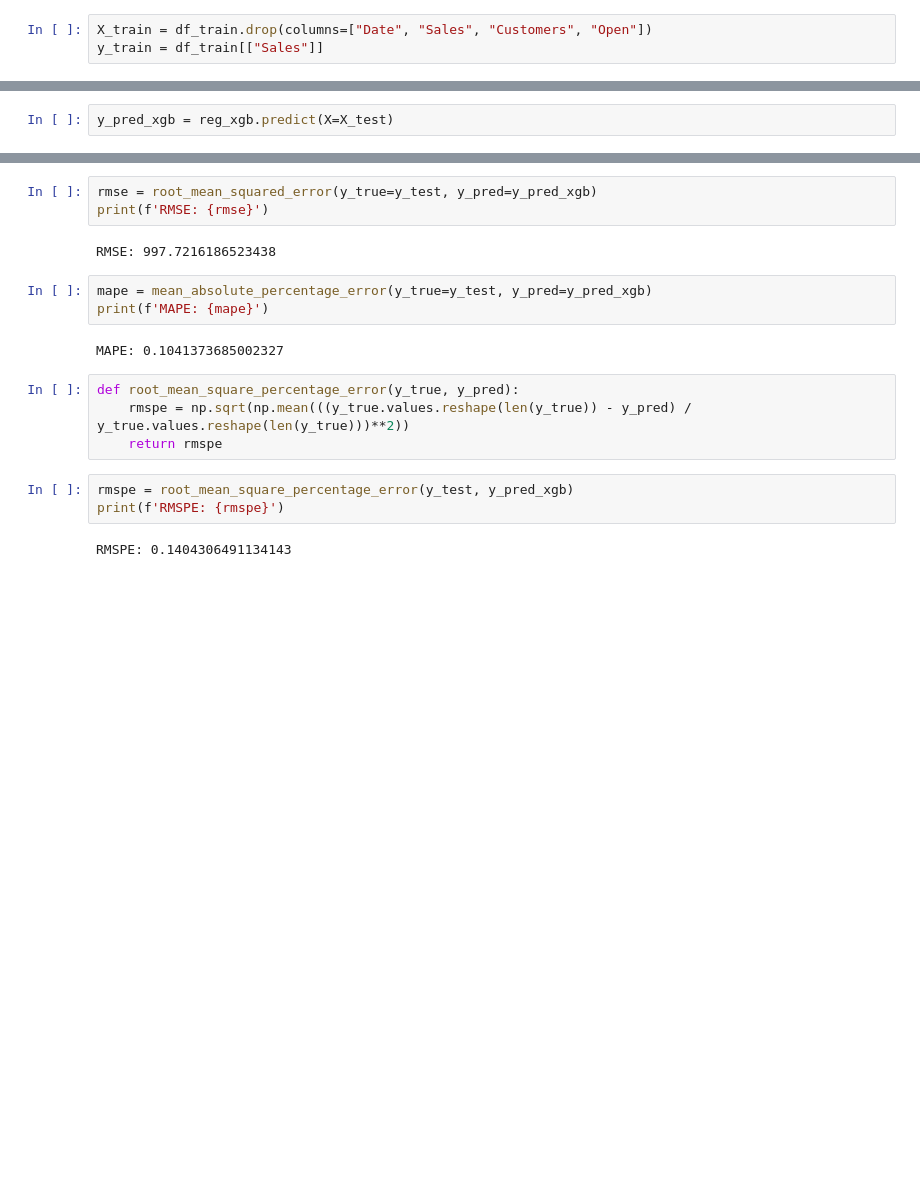
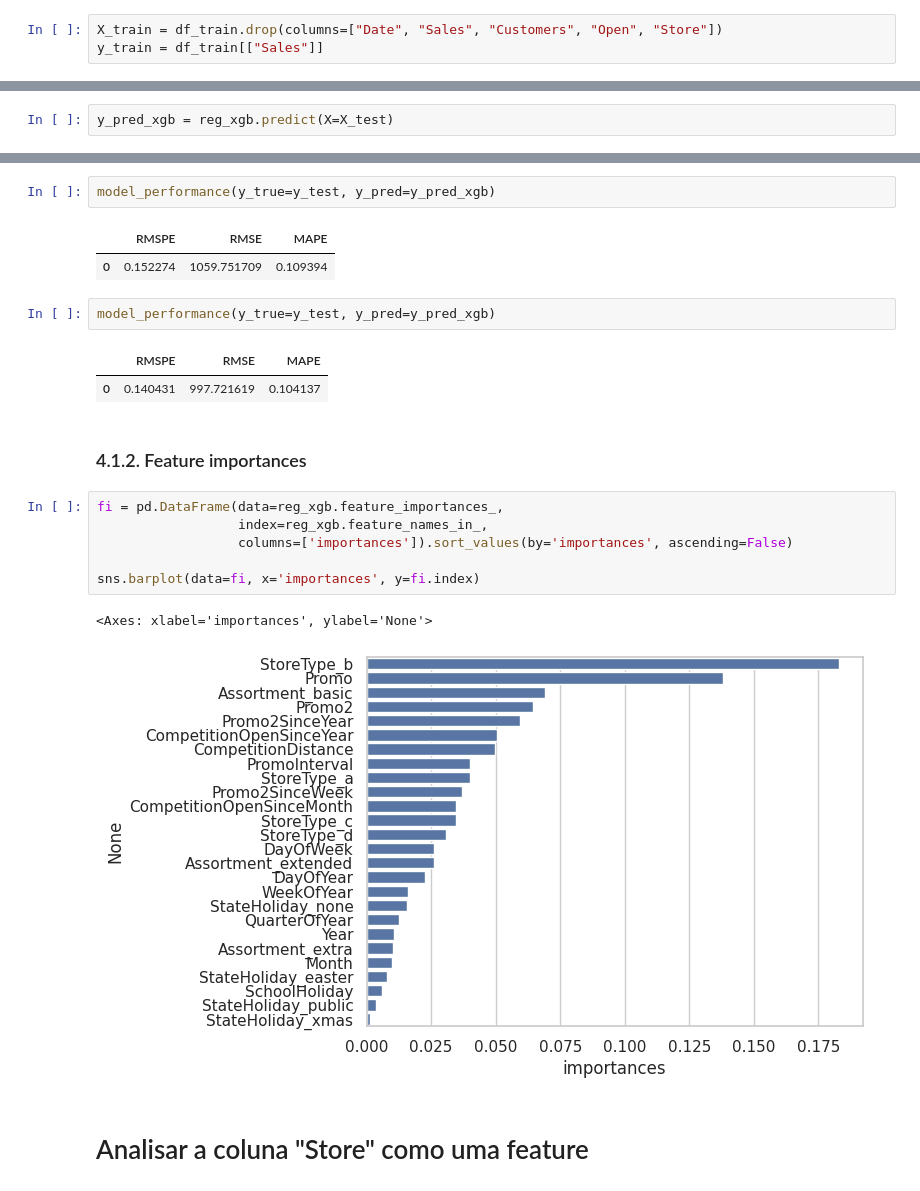
Before and after one commit to ezequielpf/rossmann_sales_prediction, a Jupyter notebook: notebooks/store_sales_predict_v1.ipynb, the cells around one changed output, grey strips where cells are left out. Drawn from its saved outputs; the diff is of its cells as text; blank space fills up the shorter version.

Commit message:
feature importances analisys started

```diff
--- a/notebooks/store_sales_predict_v1.ipynb
+++ b/notebooks/store_sales_predict_v1.ipynb
@@ -848,6 +848,6 @@ df_test = pd.concat(objs=[df_test, assort], axis="columns").drop(columns="Assort
 # %%
 seed = 42
 # %%
-X_train = df_train.drop(columns=["Date", "Sales", "Customers", "Open"])
+X_train = df_train.drop(columns=["Date", "Sales", "Customers", "Open", "Store"])
 y_train = df_train[["Sales"]]
 # %%
@@ -879,19 +891,23 @@ y_pred_xgb = reg_xgb.predict(X=X_test)
 # %%
-rmse = root_mean_squared_error(y_true=y_test, y_pred=y_pred_xgb)
-print(f'RMSE: {rmse}')
+model_performance(y_true=y_test, y_pred=y_pred_xgb)
 # %% [output]
-RMSE: 997.7216186523438
+|  | RMSPE | RMSE | MAPE |
+| 0 | 0.152274 | 1059.751709 | 0.109394 |
 # %%
-mape = mean_absolute_percentage_error(y_true=y_test, y_pred=y_pred_xgb)
-print(f'MAPE: {mape}')
+model_performance(y_true=y_test, y_pred=y_pred_xgb)
 # %% [output]
-MAPE: 0.1041373685002327
+|  | RMSPE | RMSE | MAPE |
+| 0 | 0.140431 | 997.721619 | 0.104137 |
-# %%
-def root_mean_square_percentage_error(y_true, y_pred):
-    rmspe = np.sqrt(np.mean(((y_true.values.reshape(len(y_true)) - y_pred) / y_true.values.reshape(len(y_true)))**2))
-    return rmspe
-# %%
-rmspe = root_mean_square_percentage_error(y_test, y_pred_xgb)
-print(f'RMSPE: {rmspe}')
-# %% [output]
-RMSPE: 0.1404306491134143
+# %% [markdown]
+### 4.1.2. Feature importances
+# %%
+fi = pd.DataFrame(data=reg_xgb.feature_importances_,
+                  index=reg_xgb.feature_names_in_,
+                  columns=['importances']).sort_values(by='importances', ascending=False)
+
+sns.barplot(data=fi, x='importances', y=fi.index)
+# %% [output]
+<Axes: xlabel='importances', ylabel='None'>
+[figure, added]
+# %% [markdown]
+# Analisar a coluna "Store" como uma feature
```
Also changed, not shown: parts of 5 cells of this notebook.
